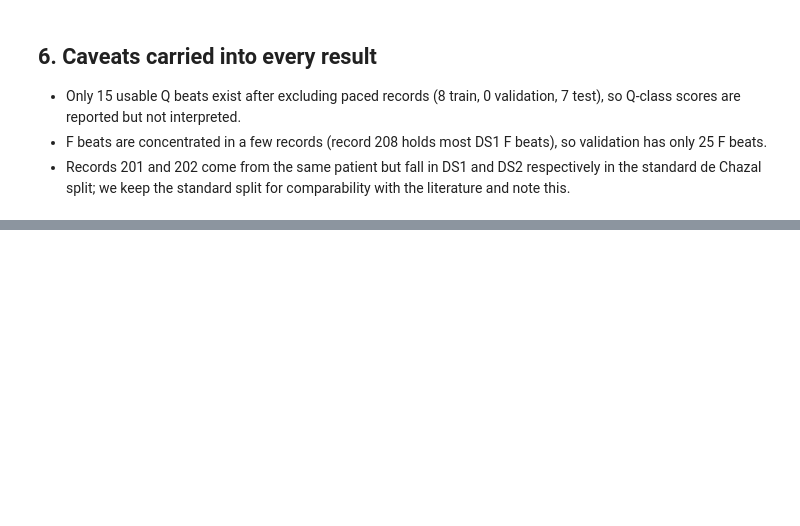
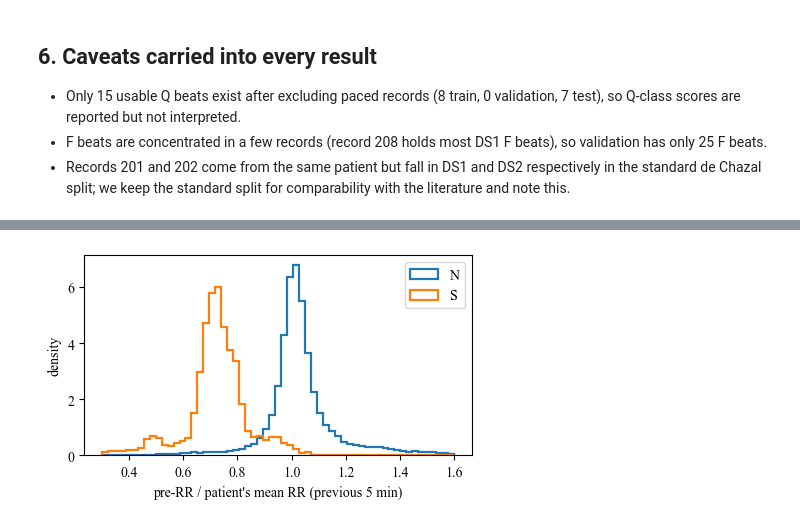
Before and after one commit to ishaankarmokar/ecg-arrhythmia, a Jupyter notebook: notebooks/00_data_pipeline.ipynb, the cells around one changed output, grey strips where cells are left out. Cells and saved outputs as stored; diff of their text form; code cells hidden in the pictures; blank space fills up the shorter version.

```diff
--- a/notebooks/00_data_pipeline.ipynb
+++ b/notebooks/00_data_pipeline.ipynb
@@ -107,0 +124,8 @@ plt.show()
+# %%
+fig, ax = plt.subplots(figsize=(5, 2.6))
+for i, cls in enumerate(['N', 'S']):
+    m = y == i
+    ax.hist(Frel[m, 0], bins=np.linspace(0.3, 1.6, 60), density=True, histtype='step', lw=1.6, label=cls)
+ax.set_xlabel("pre-RR / patient's mean RR (previous 5 min)"); ax.set_ylabel('density'); ax.legend(); plt.show()
+# %% [output]
+[figure, added]
```
Also changed, not shown: parts of 2 cells of this notebook, 32 other files.
